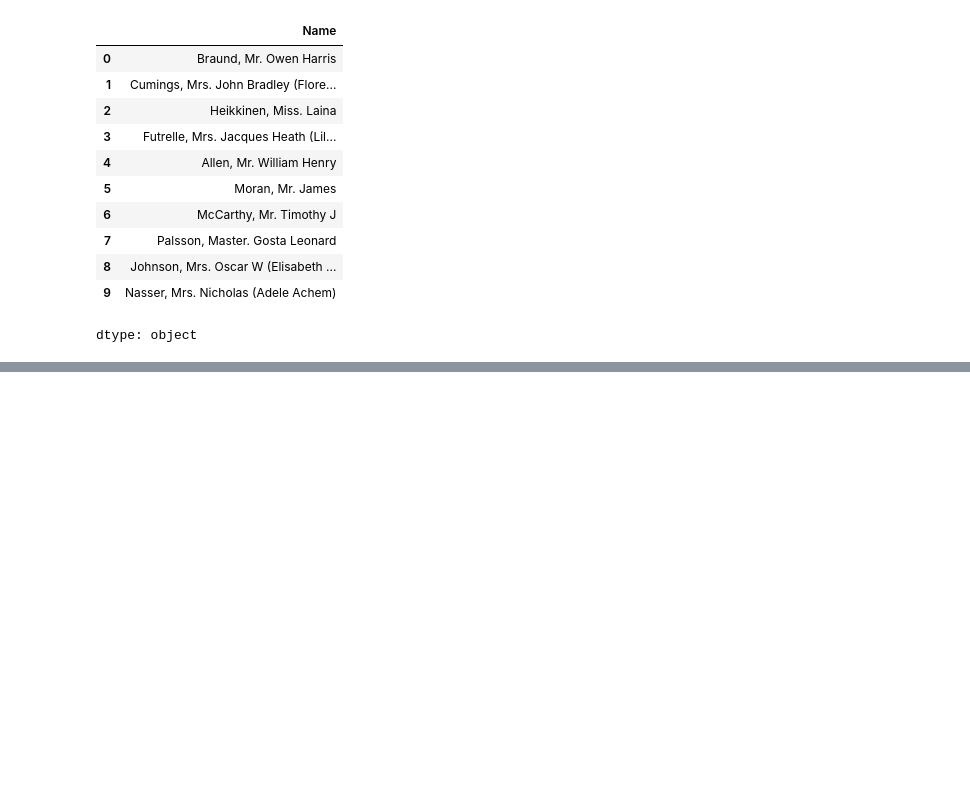
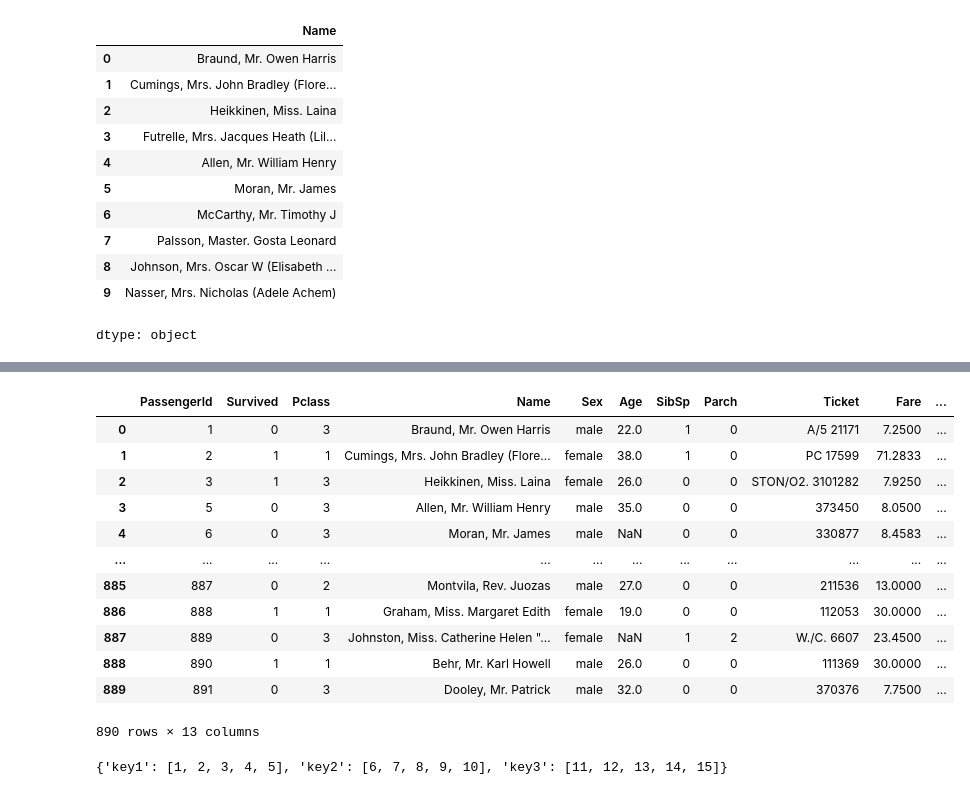
Before and after one commit to Sahilkushwaha7777/pythonpractice, a Jupyter notebook: Practicequestion.ipynb, the cells around one changed output, grey strips where cells are left out. Cells and saved outputs as stored; diff of their text form; code cells hidden in the pictures; blank space fills up the shorter version.

```diff
--- a/Practicequestion.ipynb
+++ b/Practicequestion.ipynb
@@ -2086,0 +2316,24 @@ dtype: object
+# %%
+#index ko reset kaise karna hai
+df.reset_index()
+# %% [output]
+|  | PassengerId | Survived | Pclass | Name | Sex | Age | SibSp | Parch | Ticket | Fare | ... |
+| 0 | 1 | 0 | 3 | Braund, Mr. Owen Harris | male | 22.0 | 1 | 0 | A/5 21171 | 7.2500 | ... |
+| 1 | 2 | 1 | 1 | Cumings, Mrs. John Bradley (Flore... | female | 38.0 | 1 | 0 | PC 17599 | 71.2833 | ... |
+| 2 | 3 | 1 | 3 | Heikkinen, Miss. Laina | female | 26.0 | 0 | 0 | STON/O2. 3101282 | 7.9250 | ... |
+| 3 | 5 | 0 | 3 | Allen, Mr. William Henry | male | 35.0 | 0 | 0 | 373450 | 8.0500 | ... |
+| 4 | 6 | 0 | 3 | Moran, Mr. James | male | NaN | 0 | 0 | 330877 | 8.4583 | ... |
+| ... | ... | ... | ... | ... | ... | ... | ... | ... | ... | ... | ... |
+| 885 | 887 | 0 | 2 | Montvila, Rev. Juozas | male | 27.0 | 0 | 0 | 211536 | 13.0000 | ... |
+| 886 | 888 | 1 | 1 | Graham, Miss. Margaret Edith | female | 19.0 | 0 | 0 | 112053 | 30.0000 | ... |
+| 887 | 889 | 0 | 3 | Johnston, Miss. Catherine Helen "... | female | NaN | 1 | 2 | W./C. 6607 | 23.4500 | ... |
+| 888 | 890 | 1 | 1 | Behr, Mr. Karl Howell | male | 26.0 | 0 | 0 | 111369 | 30.0000 | ... |
+| 889 | 891 | 0 | 3 | Dooley, Mr. Patrick | male | 32.0 | 0 | 0 | 370376 | 7.7500 | ... |
+890 rows × 13 columns
+# %%
+dict1 = {'key1':[1,2,3,4,5],
+         'key2':[6,7,8,9,10],
+         'key3':[11,12,13,14,15] }
+print(dict1)
+# %% [output]
+{'key1': [1, 2, 3, 4, 5], 'key2': [6, 7, 8, 9, 10], 'key3': [11, 12, 13, 14, 15]}
```
Also changed, not shown: parts of 23 cells of this notebook.
